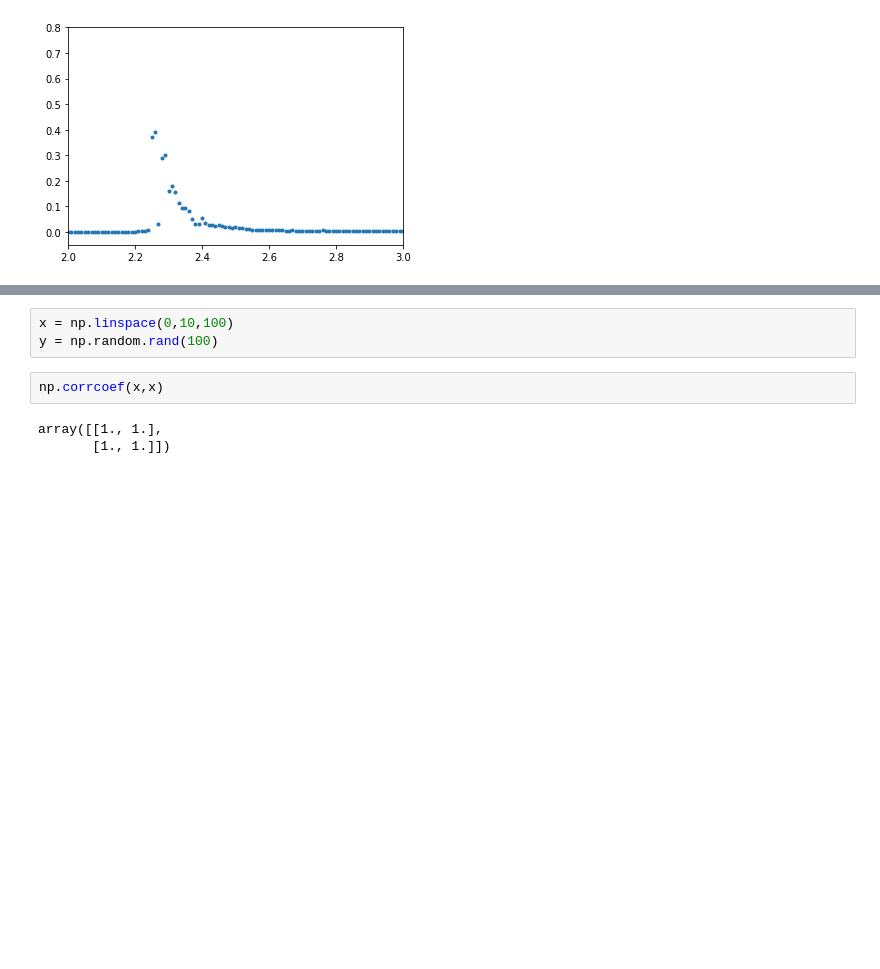
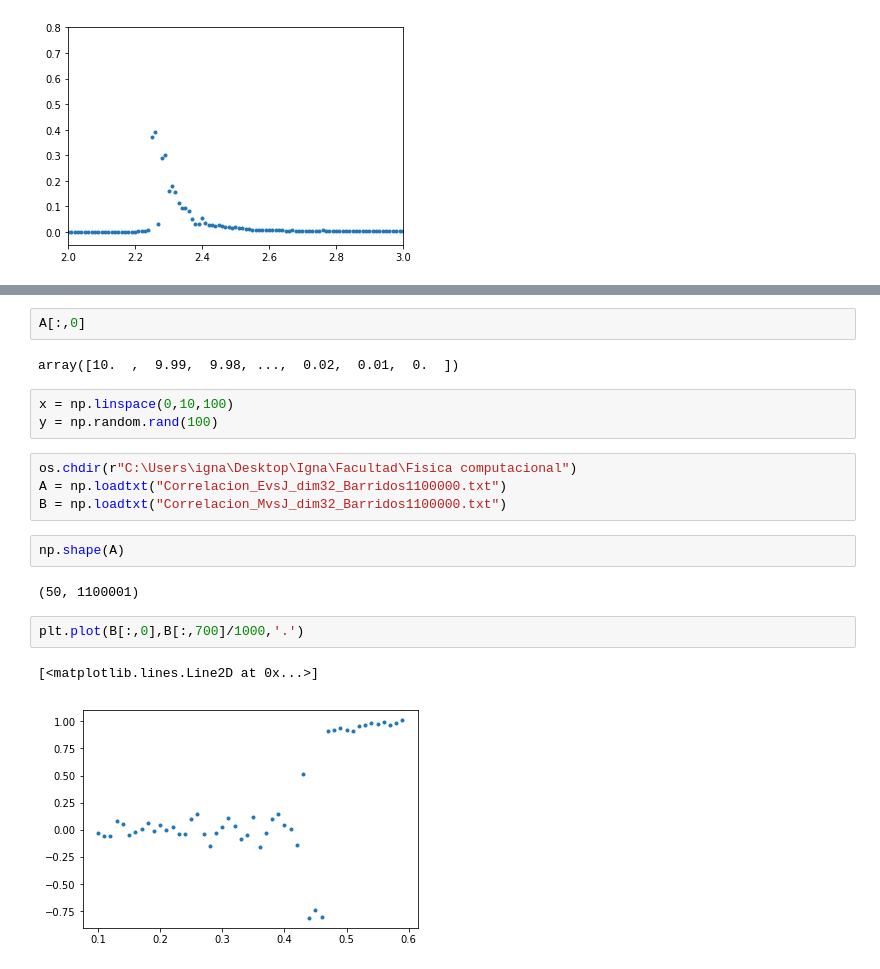
Before and after one commit to Igna11/TP2-Computacional-Ising, a Jupyter notebook: TP2 - Montecarlo - Ising 2D .ipynb, the cells around one changed output, grey strips where cells are left out. Cells and saved outputs as stored; diff of their text form; blank space fills up the shorter version.

```diff
--- a/TP2 - Montecarlo - Ising 2D .ipynb
+++ b/TP2 - Montecarlo - Ising 2D .ipynb
@@ -617,8 +613,20 @@ z = np.arange(0,10,0.01)
+# %%
+A[:,0]
+# %% [output]
+array([10.  ,  9.99,  9.98, ...,  0.02,  0.01,  0.  ])
 # %%
 x = np.linspace(0,10,100)
 y = np.random.rand(100)
-# %%
-np.corrcoef(x,x)
-# %% [output]
-array([[1., 1.],
-       [1., 1.]])
+# %%
+os.chdir(r"C:\Users\igna\Desktop\Igna\Facultad\Fisica computacional")
+A = np.loadtxt("Correlacion_EvsJ_dim32_Barridos1100000.txt")
+B = np.loadtxt("Correlacion_MvsJ_dim32_Barridos1100000.txt")
+# %%
+np.shape(A)
+# %% [output]
+(50, 1100001)
+# %%
+plt.plot(B[:,0],B[:,700]/1000,'.')
+# %% [output]
+[<matplotlib.lines.Line2D at 0x...>]
+[figure, added]
```
Also changed, not shown: parts of 3 cells of this notebook, 3 other files.
